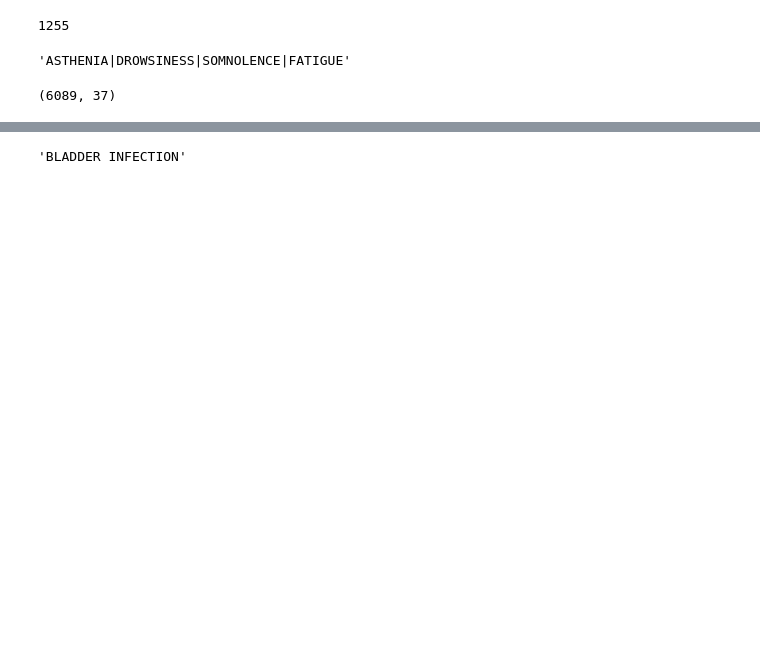
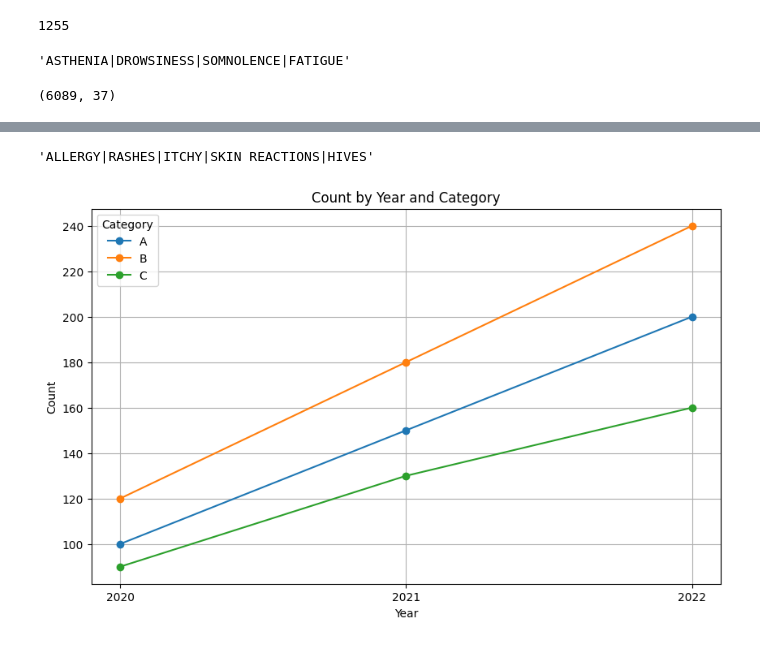
Before and after one commit to KaneZhao/Adverse-Events-in-Female-Stress-Urinary-Incontinence, a Jupyter notebook: EDA.ipynb, the cells around one changed output, grey strips where cells are left out. Cells and saved outputs as stored; diff of their text form; code cells hidden in the pictures; blank space fills up the shorter version.

```diff
--- a/EDA.ipynb
+++ b/EDA.ipynb
@@ -566,4 +655,40 @@ merged_files_filtered["FOI_TEXT"].str.contains(X).sum()
-# %%
-'bladder infection'.upper()
-# %% [output]
-'BLADDER INFECTION'
+# %%
+'Allergy|rashes|itchy|skin reactions|hives'.upper()
+# %% [output]
+'ALLERGY|RASHES|ITCHY|SKIN REACTIONS|HIVES'
+# %%
+import matplotlib.pyplot as plt
+import pandas as pd
+
+# Example data
+data = {
+    'year': [2020, 2021, 2022, 2020, 2021, 2022, 2020, 2021, 2022],
+    'count': [100, 150, 200, 120, 180, 240, 90, 130, 160],
+    'category': ['A', 'A', 'A', 'B', 'B', 'B', 'C', 'C', 'C']
+}
+df = pd.DataFrame(data)
+
+# Prepare the data
+categories = df['category'].unique()
+
+# Create the line plot
+plt.figure(figsize=(10, 6))
+for category in categories:
+    subset = df[df['category'] == category]
+    plt.plot(subset['year'], subset['count'], marker='o', label=category)
+
+# Customize the plot
+plt.title('Count by Year and Category')
+plt.xlabel('Year')
+plt.ylabel('Count')
+plt.legend(title='Category')
+plt.grid(True)
+
+# Set x-axis ticks to be integers
+years = df['year'].unique()
+plt.xticks(ticks=years, labels=[str(year) for year in years])
+
+# Show the plot
+plt.show()
+# %% [output]
+[figure, added]
```
Also changed, not shown: parts of 13 cells of this notebook, 1 other file.
